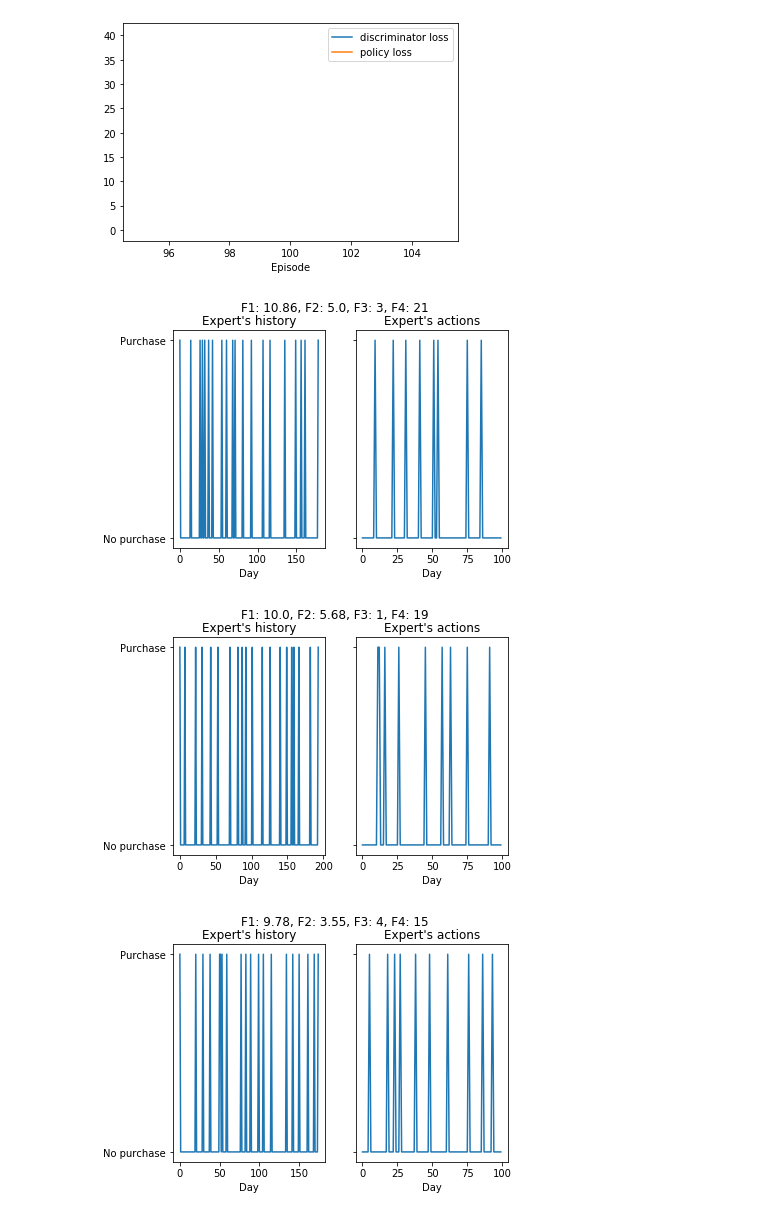
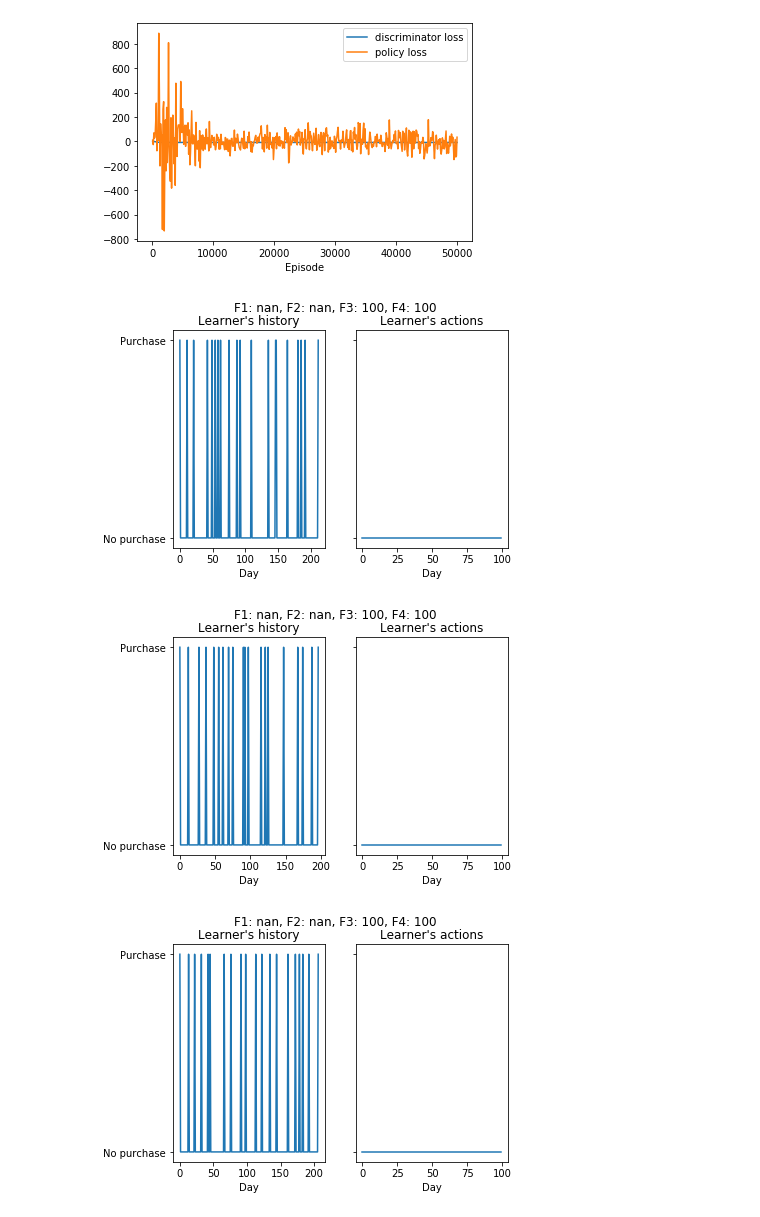
Before and after one commit to VictorGardi/CustomerBehaviour, a Jupyter notebook: analyze_results.ipynb, the cells around one changed output. Drawn from its saved outputs; the diff is of its cells as text; code cells hidden in the pictures.

```diff
--- a/analyze_results.ipynb
+++ b/analyze_results.ipynb
@@ -12,13 +24,12 @@ from customer_behaviour.tools import time_series_analysis
 # %%
-datetime = '2020-02-17_14-15-34'
+datetime = '2020-02-17_09-19-06'
 dir_path = '/results/gail/discrete_events/1_expert(s)/case_3/' + datetime
-
 
 result = Case3(dir_path)
 result.plot_loss()
-result.plot_trajectories(n_trajectories=5, expert=True)
+result.plot_trajectories(n_trajectories=5, expert=False)
 # %% [output]
-[figure, old version]
+[figure, new version]
-[figure, old version]
+[figure, new version]
-[figure, old version]
+[figure, new version]
-[figure, old version]
+[figure, new version]
```
Also changed, not shown: parts of 4 cells of this notebook, 1 other file.
